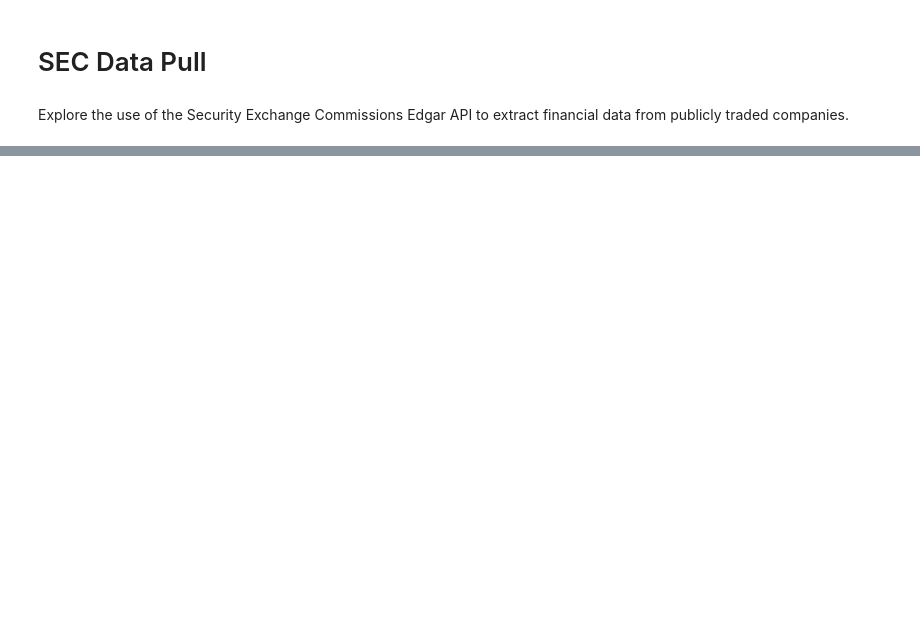
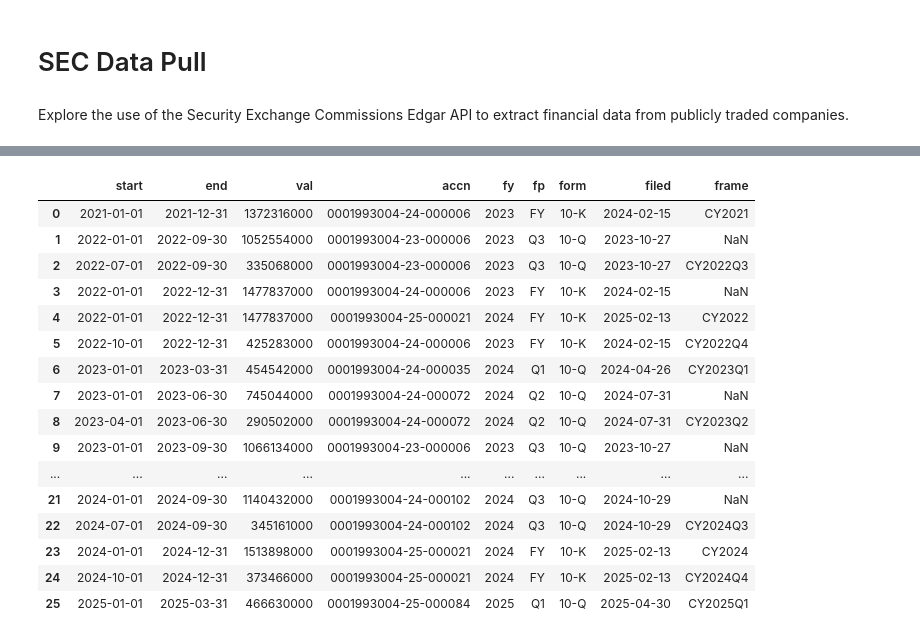
Before and after one commit to DougRoehm/sec-edgar-data, a Jupyter notebook: sec-data-pull.ipynb, the cells around one changed output, grey strips where cells are left out. Drawn from its saved outputs; the diff is of its cells as text; code cells hidden in the pictures; blank space fills up the shorter version.

Commit message:
Able to pull data using API and updated gitignore

```diff
--- a/sec-data-pull.ipynb
+++ b/sec-data-pull.ipynb
@@ -34,0 +116,3 @@ for ticker in tickers:
+# %%
+url = f"https://data.sec.gov/api/xbrl/companyfacts/CIK{str(cik).zfill(10)}.json"
+company_facts = requests.get(url, headers=headers).json()
@@ -34,0 +138,21 @@ for ticker in tickers:
+# %%
+df_revenues = pd.DataFrame(company_facts["facts"]["us-gaap"]["Revenues"]["units"]["USD"])
+df_revenues
+# %% [output]
+|  | start | end | val | accn | fy | fp | form | filed | frame |
+| 0 | 2021-01-01 | 2021-12-31 | 1372316000 | 0001993004-24-000006 | 2023 | FY | 10-K | 2024-02-15 | CY2021 |
+| 1 | 2022-01-01 | 2022-09-30 | 1052554000 | 0001993004-23-000006 | 2023 | Q3 | 10-Q | 2023-10-27 | NaN |
+| 2 | 2022-07-01 | 2022-09-30 | 335068000 | 0001993004-23-000006 | 2023 | Q3 | 10-Q | 2023-10-27 | CY2022Q3 |
+| 3 | 2022-01-01 | 2022-12-31 | 1477837000 | 0001993004-24-000006 | 2023 | FY | 10-K | 2024-02-15 | NaN |
+| 4 | 2022-01-01 | 2022-12-31 | 1477837000 | 0001993004-25-000021 | 2024 | FY | 10-K | 2025-02-13 | CY2022 |
+| 5 | 2022-10-01 | 2022-12-31 | 425283000 | 0001993004-24-000006 | 2023 | FY | 10-K | 2024-02-15 | CY2022Q4 |
+| 6 | 2023-01-01 | 2023-03-31 | 454542000 | 0001993004-24-000035 | 2024 | Q1 | 10-Q | 2024-04-26 | CY2023Q1 |
+| 7 | 2023-01-01 | 2023-06-30 | 745044000 | 0001993004-24-000072 | 2024 | Q2 | 10-Q | 2024-07-31 | NaN |
+| 8 | 2023-04-01 | 2023-06-30 | 290502000 | 0001993004-24-000072 | 2024 | Q2 | 10-Q | 2024-07-31 | CY2023Q2 |
+| 9 | 2023-01-01 | 2023-09-30 | 1066134000 | 0001993004-23-000006 | 2023 | Q3 | 10-Q | 2023-10-27 | NaN |
+| ... | ... | ... | ... | ... | ... | ... | ... | ... | ... |
+| 21 | 2024-01-01 | 2024-09-30 | 1140432000 | 0001993004-24-000102 | 2024 | Q3 | 10-Q | 2024-10-29 | NaN |
+| 22 | 2024-07-01 | 2024-09-30 | 345161000 | 0001993004-24-000102 | 2024 | Q3 | 10-Q | 2024-10-29 | CY2024Q3 |
+| 23 | 2024-01-01 | 2024-12-31 | 1513898000 | 0001993004-25-000021 | 2024 | FY | 10-K | 2025-02-13 | CY2024 |
+| 24 | 2024-10-01 | 2024-12-31 | 373466000 | 0001993004-25-000021 | 2024 | FY | 10-K | 2025-02-13 | CY2024Q4 |
+| 25 | 2025-01-01 | 2025-03-31 | 466630000 | 0001993004-25-000084 | 2025 | Q1 | 10-Q | 2025-04-30 | CY2025Q1 |
```
Also changed, not shown: parts of 12 cells of this notebook, 1 other file.
